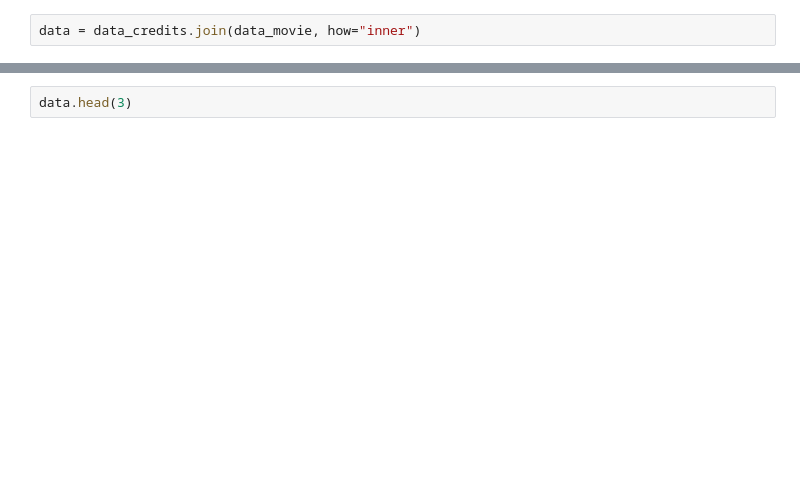
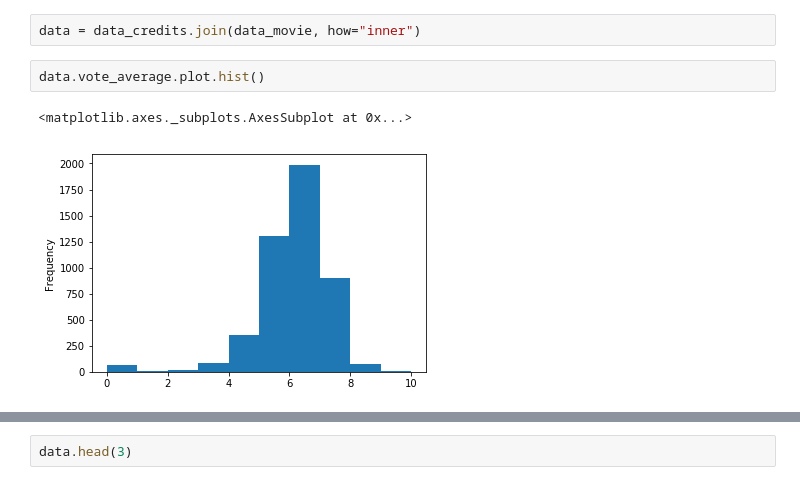
Before and after one commit to GLeviosa/Projeto_3_CD, a Jupyter notebook: Projeto 3.ipynb, the cells around one changed output, grey strips where cells are left out. Cells and saved outputs as stored; diff of their text form; blank space fills up the shorter version.

```diff
--- a/Projeto 3.ipynb
+++ b/Projeto 3.ipynb
@@ -33,3 +33,8 @@ data_movie.head(3)
 | Spectre | 245000000 | [{"id": 28, "name": "Action"}, {"... | http://www.sonypictures.com/movie... | 206647 | [{"id": 470, "name": "spy"}, {"id... | en | Spectre | A cryptic message from Bond’s pas... | ... |
 # %%
 data = data_credits.join(data_movie, how="inner")
+# %%
+data.vote_average.plot.hist()
+# %% [output]
+<matplotlib.axes._subplots.AxesSubplot at 0x...>
+[figure, added]
```
Also changed, not shown: parts of 18 cells of this notebook, 3 other files.
